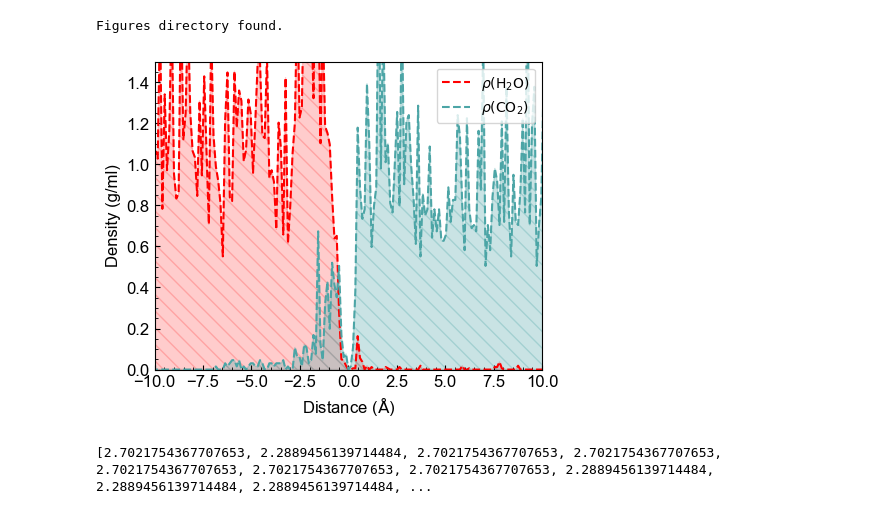
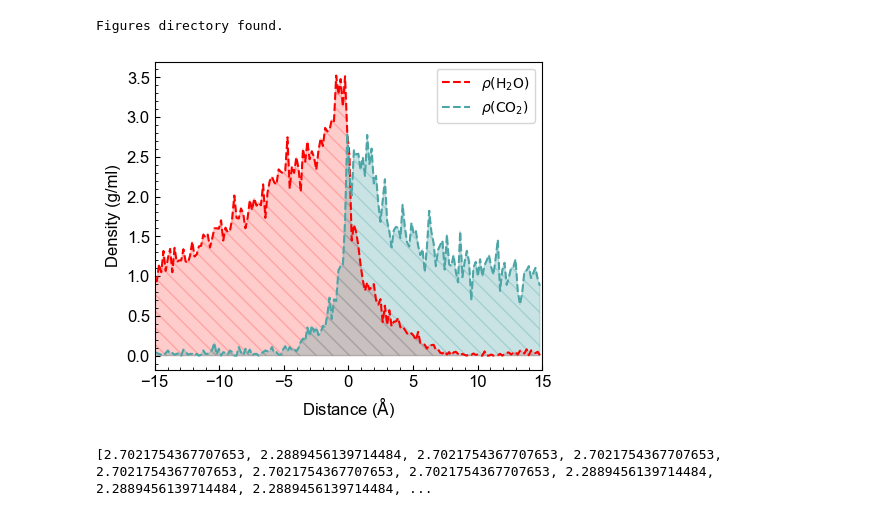
Before and after one commit to water-ice-group/on_a_WIM, a Jupyter notebook: development.ipynb, the cells around one changed output. Drawn from its saved outputs; the diff is of its cells as text; code cells hidden in the pictures.

```diff
--- a/development.ipynb
+++ b/development.ipynb
@@ -130,37 +130,37 @@ ax.plot(ox_x[::smooth],ox_y[::smooth],'--',
         color='r',
         label = r'$\rho \mathrm{(H_2O)}$',
         linewidth=1.5)
 zeros = [0]*len(ox_x[::smooth])
 ax.fill_between(ox_x[::smooth],zeros,ox_y[::smooth],
                 color='red',
                 alpha=0.2,hatch=r'\\')
 
 if data_Carbon is not None:
     ax.plot(ca_x[::smooth],ca_y[::smooth],'--',
             color='#4ca5a6',
             label = r'$\rho \mathrm{(CO_2)}$',
             linewidth=1.5)
     zeros = [0]*len(ca_x[::smooth])
     ax.fill_between(ca_x[::smooth],zeros,ca_y[::smooth],
                     color='#4ca5a6',
                     alpha=0.3,hatch=r'\\')
 
-ax.set_xlim(-10,10)
-ax.set_ylim(0,1.5)
-ax.set_xticks(np.arange(-10,11,2.5))
+ax.set_xlim(-15,15)
+#ax.set_ylim(0,1.5)
+ax.set_xticks(np.arange(-15,16,5))
 ax.set_xlabel('Distance ($\mathrm{\AA}$)',size=12)
 ax.set_ylabel('Density (g/ml)',size=12)
 ax.tick_params(axis="x",which='both',direction="in",labelsize=12)
 ax.tick_params(axis="y",which='both',direction="in",labelsize=12)
 ax.xaxis.set_minor_locator(AutoMinorLocator())
 ax.yaxis.set_minor_locator(AutoMinorLocator())
 
 
 ax.legend(loc='upper right')
 plt.savefig('./outputs/figures/dens_plot.pdf',dpi=400,bbox_inches='tight',facecolor=fig.get_facecolor(), edgecolor='none')
 plt.show()
 # %% [output]
-[figure, old version]
+[figure, new version]
 # %%
 import math as m
 
```
Also changed, not shown: parts of 3 cells of this notebook, 8 other files.
